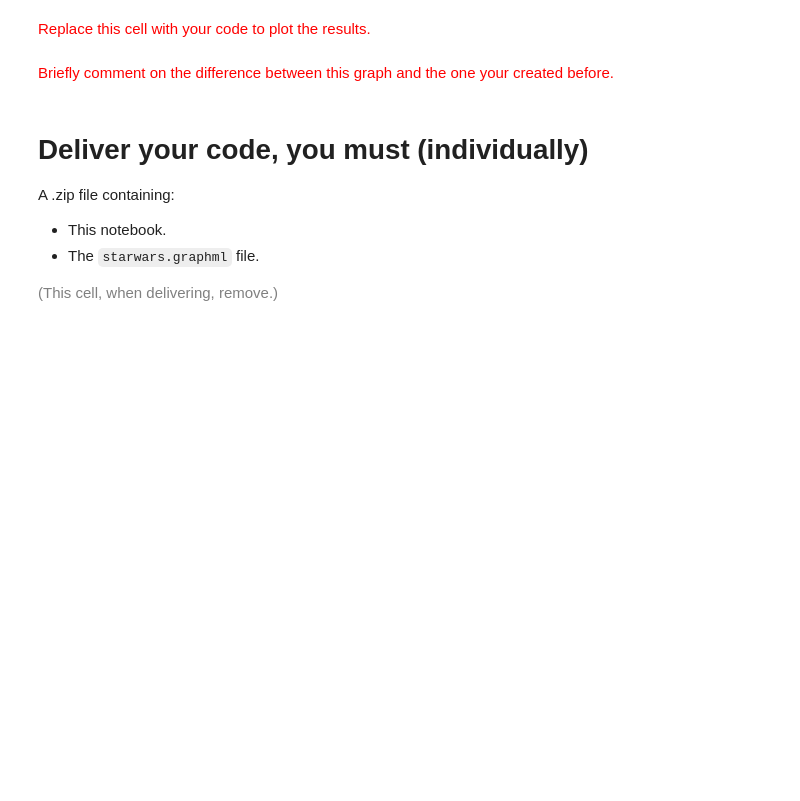
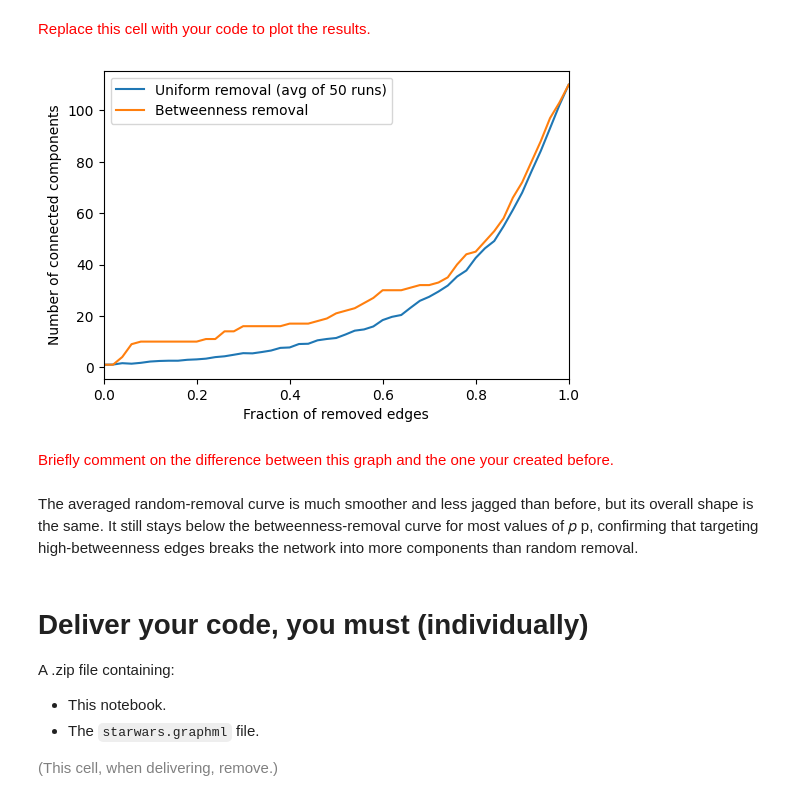
Before and after one commit to Jowi611/networks-science-course, a Jupyter notebook: practicum/ps07-components_2025v1.ipynb, the cells around one changed output. Saved outputs shown, nothing was run; the diff lists cells and outputs as text; code cells hidden in the pictures; blank space fills up the shorter version.

```diff
--- a/practicum/ps07-components_2025v1.ipynb
+++ b/practicum/ps07-components_2025v1.ipynb
@@ -317,10 +455,43 @@ Good practice for writing such loops:
 <font size="-1" color="gray">(Remove this cell when delivering.)</font>
 # %% [markdown]
 <font size="+1" color="red">Replace this cell with your code to calculate the average number of connected components over 50 runs.</font>
+# %%
+n_runs = 50
+avg_ncomponents_removing_uniformly_at_random = {p: 0 for p in ps}
+
+for _ in range(n_runs):
+    for p in ps:
+        g_rand = remove_edges_uniformly_at_random(g, p)
+        avg_ncomponents_removing_uniformly_at_random[p] += count_connected_components(g_rand)
+
+for p in ps:
+    avg_ncomponents_removing_uniformly_at_random[p] /= n_runs
 # %% [markdown]
 <font size="+1" color="red">Replace this cell with your code to plot the results.</font>
+# %%
+
+plt.figure(figsize=(6,4))
+
+plt.plot(ps,
+         [avg_ncomponents_removing_uniformly_at_random[p] for p in ps],
+         label="Uniform removal (avg of 50 runs)")
+plt.plot(ps,
+         [ncomponents_removing_by_betweenness[p] for p in ps],
+         label="Betweenness removal")
+
+plt.xlabel("Fraction of removed edges")
+plt.ylabel("Number of connected components")
+plt.xlim(0, 1)
+plt.legend()
+plt.show()
+# %% [output]
+[figure, added]
 # %% [markdown]
 <font size="+1" color="red">Briefly comment on the difference between this graph and the one your created before.</font>
+# %% [markdown]
+The averaged random-removal curve is much smoother and less jagged than before, but its overall shape is the same. It still stays below the betweenness-removal curve for most values of
+𝑝
+p, confirming that targeting high-betweenness edges breaks the network into more components than random removal.
 # %% [markdown]
 # Deliver your code, you must (individually)
 
```
Also changed, not shown: parts of 19 cells of this notebook, 2 other files.
